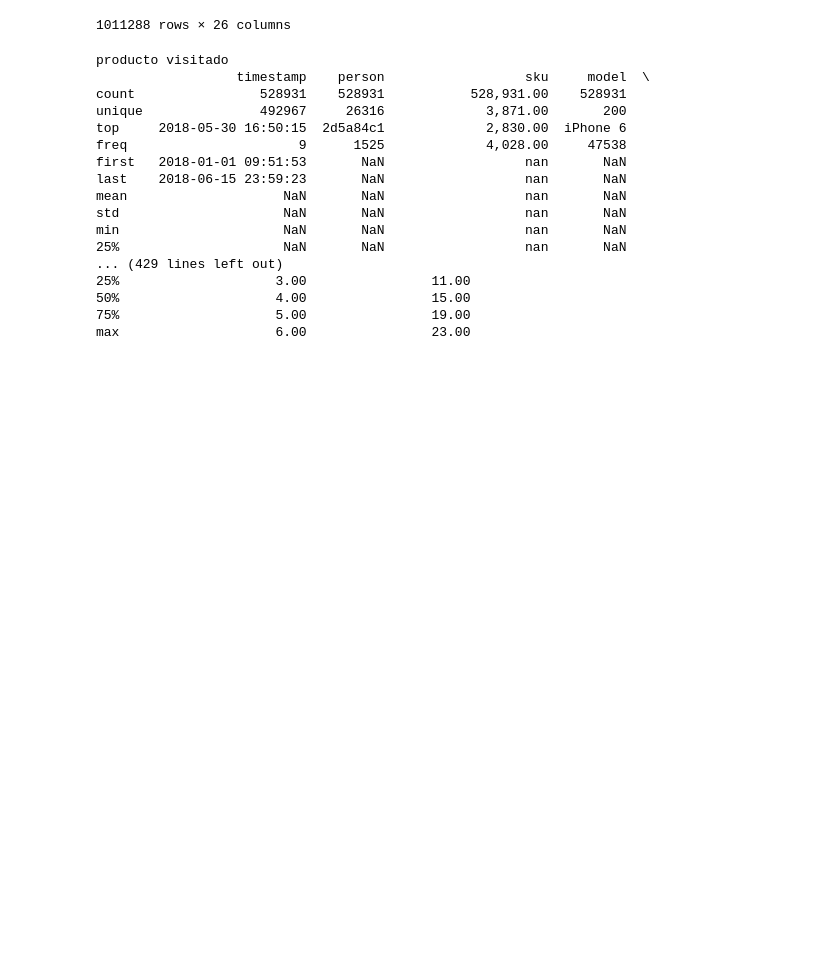
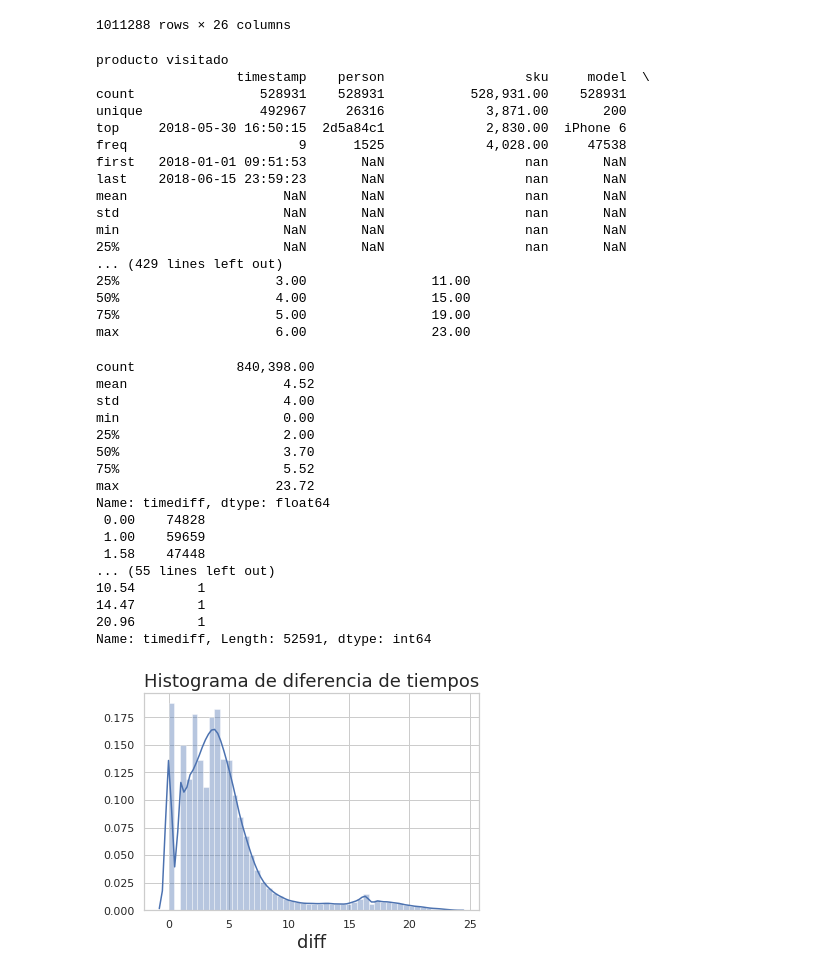
Before and after one commit to MartinCohen98/OrganizacionDeDatosTP1, a Jupyter notebook: notebook_tp.ipynb, the cells around one changed output. Cells and saved outputs as stored; diff of their text form; code cells hidden in the pictures; blank space fills up the shorter version.

```diff
--- a/notebook_tp.ipynb
+++ b/notebook_tp.ipynb
@@ -190,3 +191,11 @@ min                     NaN       NaN                  nan       NaN
 50%                    4.00                15.00
 75%                    5.00                19.00
 max                    6.00                23.00
+# %%
+df['timediff'] = df['timestamp'].diff()
+df['timediff'] = df['timediff'].dt.total_seconds()
+df['newperson']= df['person'].apply(lambda x: int(x, 16))
+df['newperson'] = df['newperson'].diff()
+df['newperson'] = (df['newperson'] > 0)
+#df['personchange']= (df['person'].apply(lambda x: int(x, 16)).diff() > 0)
+#print(df)
@@ -192,0 +205,29 @@ max                    6.00                23.00
+# %%
+minidf = df.loc[(df['newperson'] == False) & (df['timediff'])]["timediff"]
+minidf = np.log2(minidf)
+print(minidf.describe())
+print(minidf.value_counts())
+g = sns.distplot(minidf)
+g.set_title("Histograma de diferencia de tiempos", fontsize=18)
+g.set_xlabel("diff",fontsize=18)
+#tomamos minimo local antes del maximo local de las 24 horas como 2^14seg (14 en minidfs)
+maxtime = 16368
+# %% [output]
+count             840,398.00
+mean                    4.52
+std                     4.00
+min                     0.00
+25%                     2.00
+50%                     3.70
+75%                     5.52
+max                    23.72
+Name: timediff, dtype: float64
+ 0.00    74828
+ 1.00    59659
+ 1.58    47448
+... (55 lines left out)
+10.54        1
+14.47        1
+20.96        1
+Name: timediff, Length: 52591, dtype: int64
+[figure, added]
```
Also changed, not shown: parts of 5 cells of this notebook.
